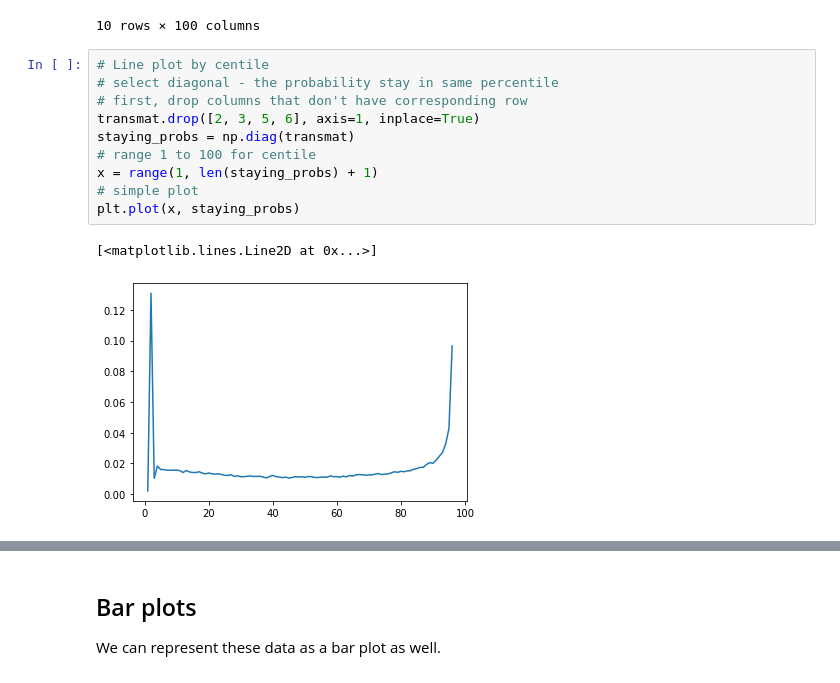
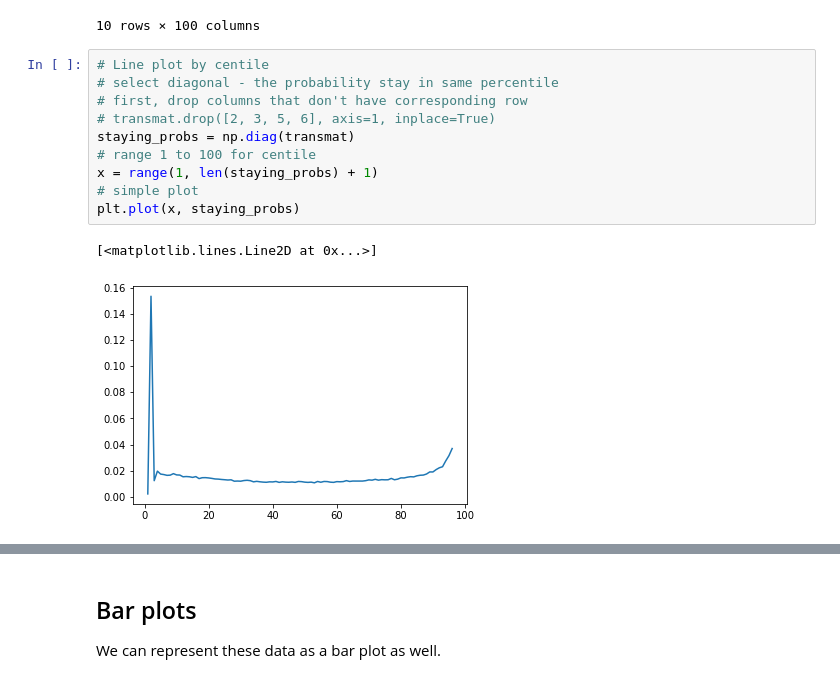
Before and after one commit to jdebacker/CompEcon_Fall21, a Jupyter notebook: Visualization/StaticVisualization.ipynb, the cells around one changed output, grey strips where cells are left out. Saved outputs shown, nothing was run; the diff lists cells and outputs as text.

```diff
--- a/Visualization/StaticVisualization.ipynb
+++ b/Visualization/StaticVisualization.ipynb
@@ -42,16 +42,16 @@ transmat.head(n=10)
 # %%
 # Line plot by centile
 # select diagonal - the probability stay in same percentile
 # first, drop columns that don't have corresponding row
-transmat.drop([2, 3, 5, 6], axis=1, inplace=True)
+# transmat.drop([2, 3, 5, 6], axis=1, inplace=True)
 staying_probs = np.diag(transmat)
 # range 1 to 100 for centile
 x = range(1, len(staying_probs) + 1)
 # simple plot
 plt.plot(x, staying_probs)
 # %% [output]
 [<matplotlib.lines.Line2D at 0x...>]
-[figure, old version]
+[figure, new version]
 # %%
 # Formatting options
 plt.style.use('fivethirtyeight') # select a style (theme) for plot
```
Also changed, not shown: parts of 7 cells of this notebook, 1 other file.
